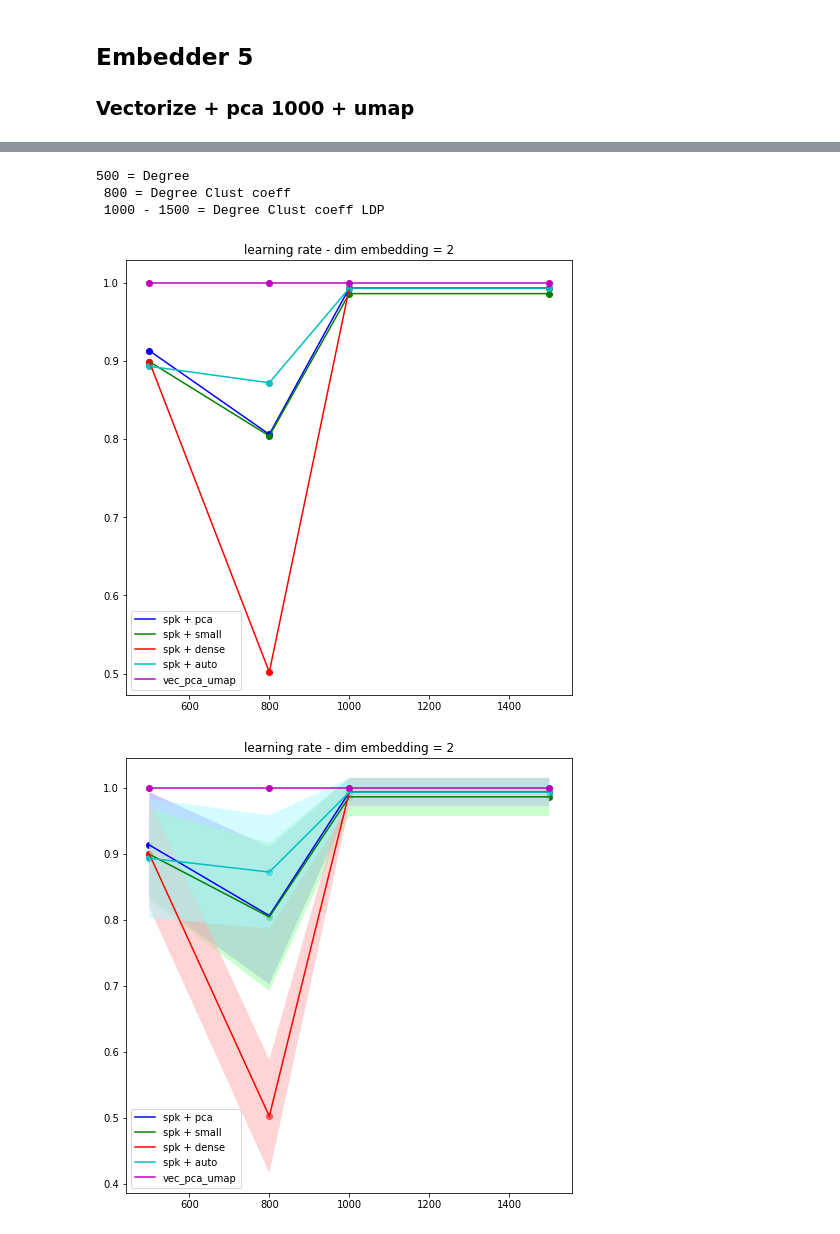
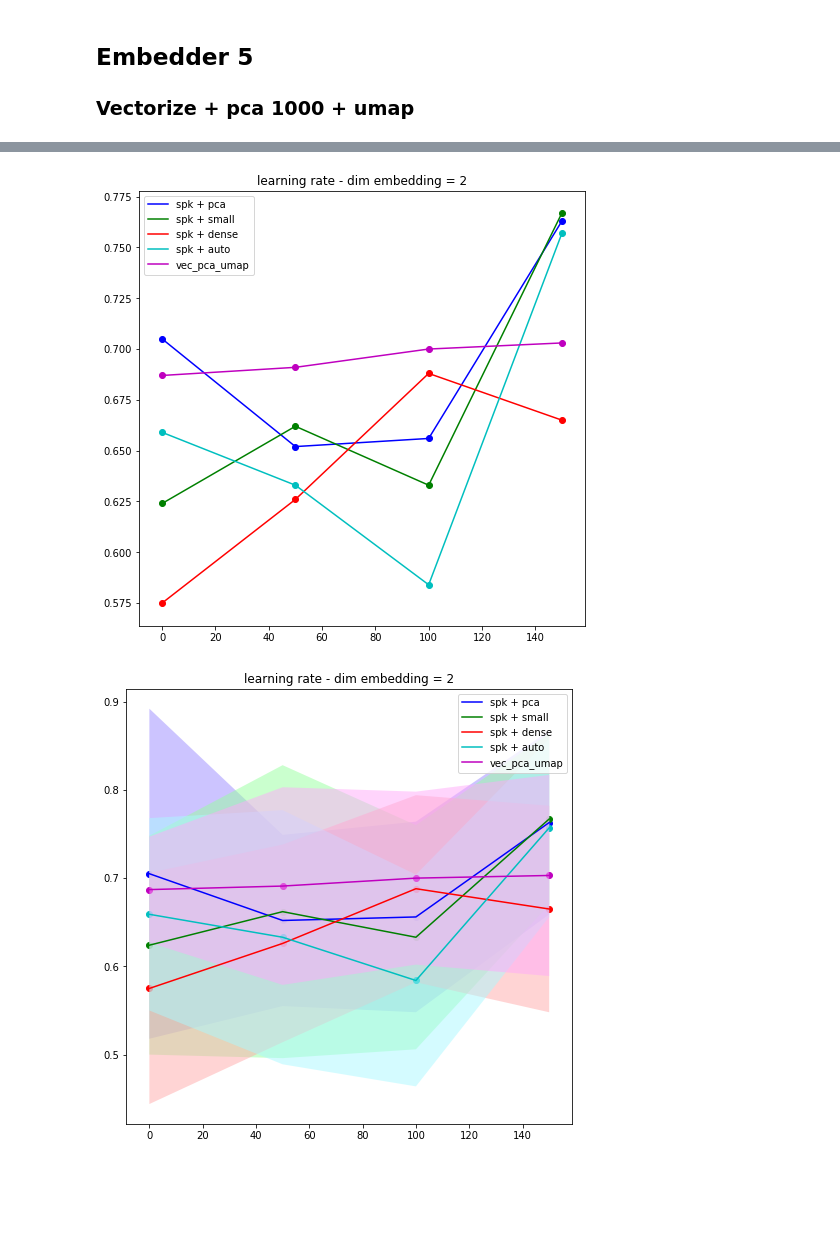
Before and after one commit to AntonioLonga/Master-thesis, a Jupyter notebook: Experiments/test_CFG generated graphs/models vs CFG graphs 624249.ipynb, the cells around one changed output, grey strips where cells are left out. Drawn from its saved outputs; the diff is of its cells as text; code cells hidden in the pictures; blank space fills up the shorter version.

```diff
--- a/Experiments/test_CFG generated graphs/models vs CFG graphs 624249.ipynb
+++ b/Experiments/test_CFG generated graphs/models vs CFG graphs 624249.ipynb
@@ -282,14 +318,10 @@ Vectorize-5, PCA-1000, UMAP         1       1
-# %%
-visualizators = [vis_500_D,vis_500_D_Clu,vis_500_D_Clu_LDP,vis_500_D_Clu_LDP]
-print("500 = Degree \n 800 = Degree Clust coeff \n 1000 - 1500 = Degree Clust coeff LDP")
-tmp_plot(visualizators, 2)
-tmp_plot_std(visualizators, 2)
-# %% [output]
-500 = Degree
- 800 = Degree Clust coeff
- 1000 - 1500 = Degree Clust coeff LDP
-[figure, removed]
-[figure, removed]
+# %%
+visualizators = [vis_d,vis_d_cl,vis_d_cl_ldp,vis_d_cl_ldp_vect]
+tmp_plot(visualizators, 2)
+tmp_plot_std(visualizators, 2)
+# %% [output]
+[figure, added]
+[figure, added]
 # %%
 import matplotlib
 import matplotlib.pyplot as plt
```
Also changed, not shown: parts of 19 cells of this notebook, 4 other files.
